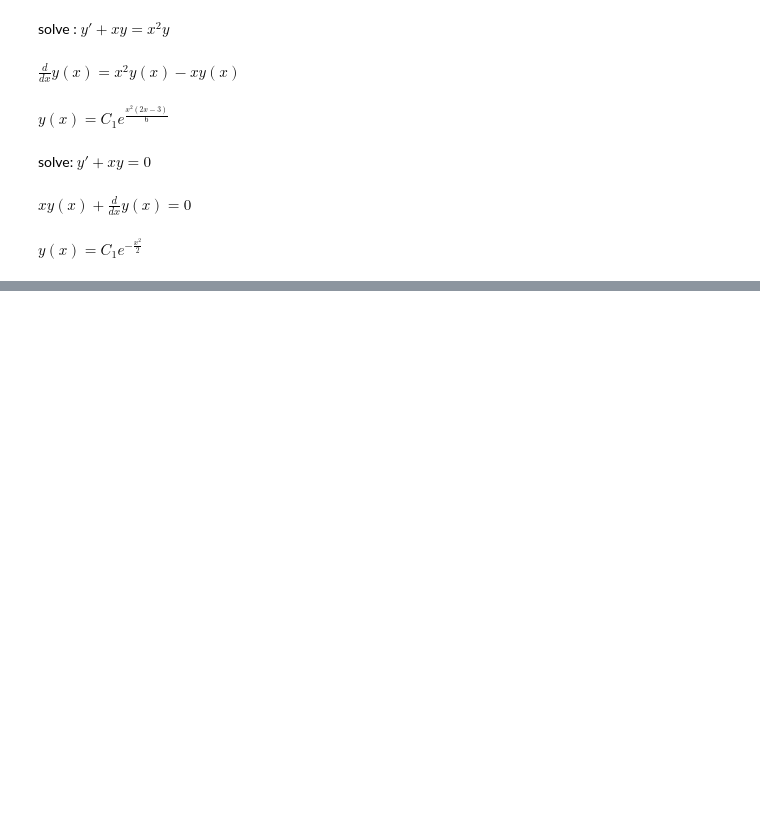
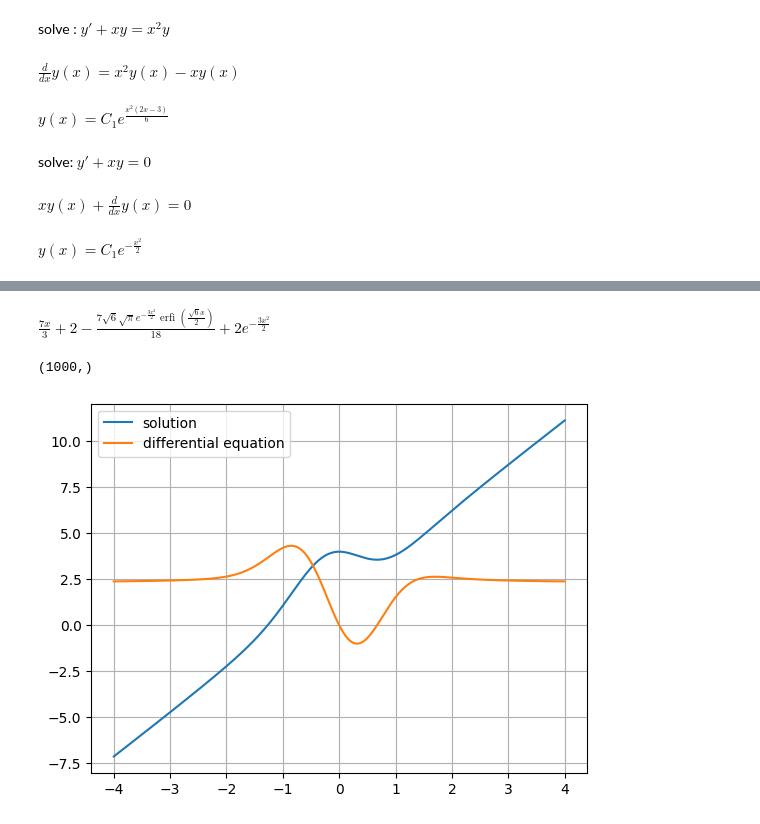
Before and after one commit to ODARI-CHARLES1/mathCompendium, a Jupyter notebook: ODE/FirstOrder/FirstOrder.ipynb, the cells around one changed output, grey strips where cells are left out. Cells and saved outputs as stored; diff of their text form; code cells hidden in the pictures; blank space fills up the shorter version.

```diff
--- a/ODE/FirstOrder/FirstOrder.ipynb
+++ b/ODE/FirstOrder/FirstOrder.ipynb
@@ -36,0 +58,26 @@ $\displaystyle y{\left(x \right)} = C_{1} e^{- \frac{x^{2}}{2}}$
+# %%
+#plotting a family of the solution
+y_exp=sol.rhs
+y_exp
+# %% [output]
+$\displaystyle \frac{7 x}{3} + 2 - \frac{7 \sqrt{6} \sqrt{\pi} e^{- \frac{3 x^{2}}{2}} \operatorname{erfi}{\left(\frac{\sqrt{6} x}{2} \right)}}{18} + 2 e^{- \frac{3 x^{2}}{2}}$
+# %%
+
+f = sp.lambdify(x, y_exp, modules=["numpy", {"erfi": erfi}])
+# %%
+x_values=np.linspace(-4,4,1000);
+y_values=f(x_values)
+# %%
+#numerical_derivative using scipy
+der=derivative(f,x_values)
+y_der=der.df
+y_der.shape
+# %% [output]
+(1000,)
+# %%
+plt.plot(x_values,y_values,label="solution")
+plt.plot(x_values,y_der,label="differential equation")
+plt.grid()
+plt.legend();
+# %% [output]
+[figure, added]
```
Also changed, not shown: parts of 11 cells of this notebook.
